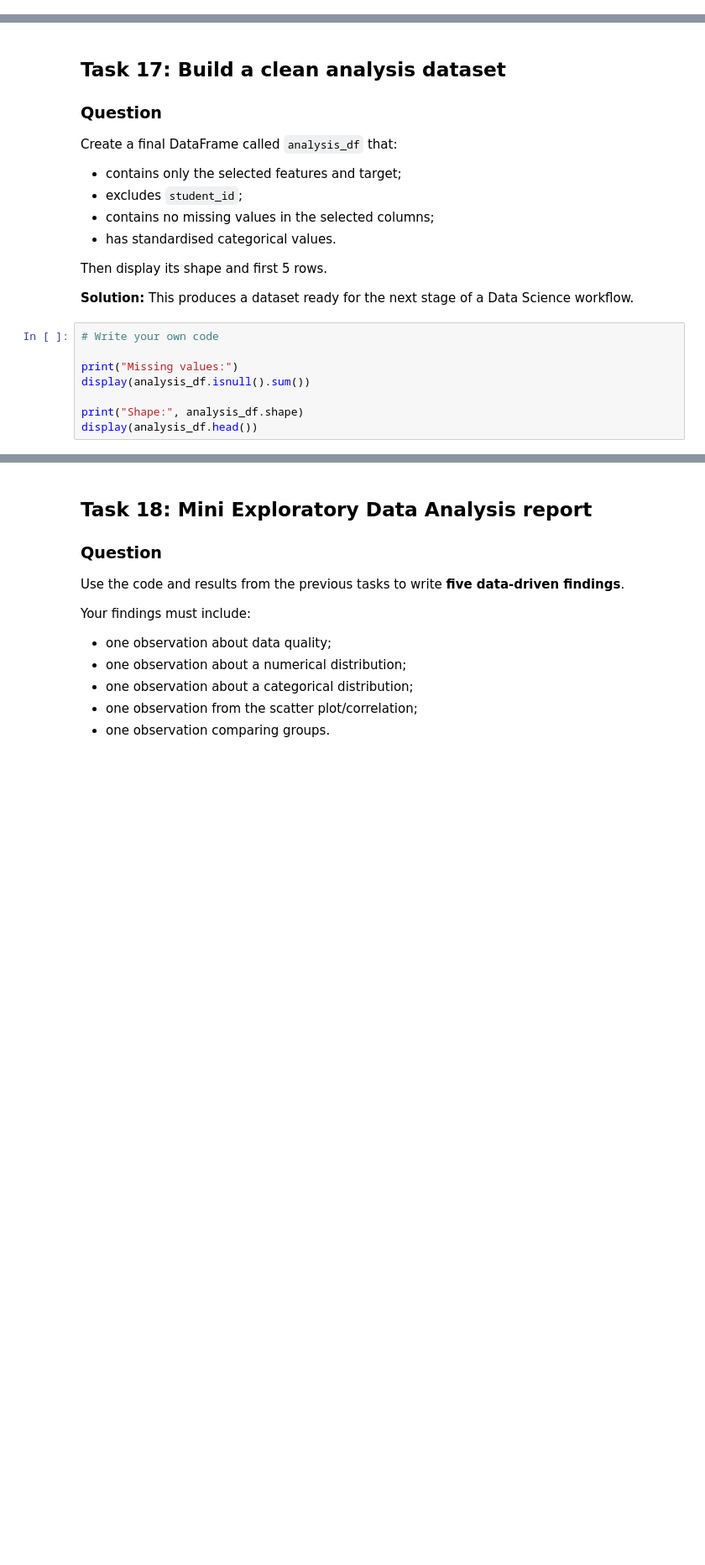
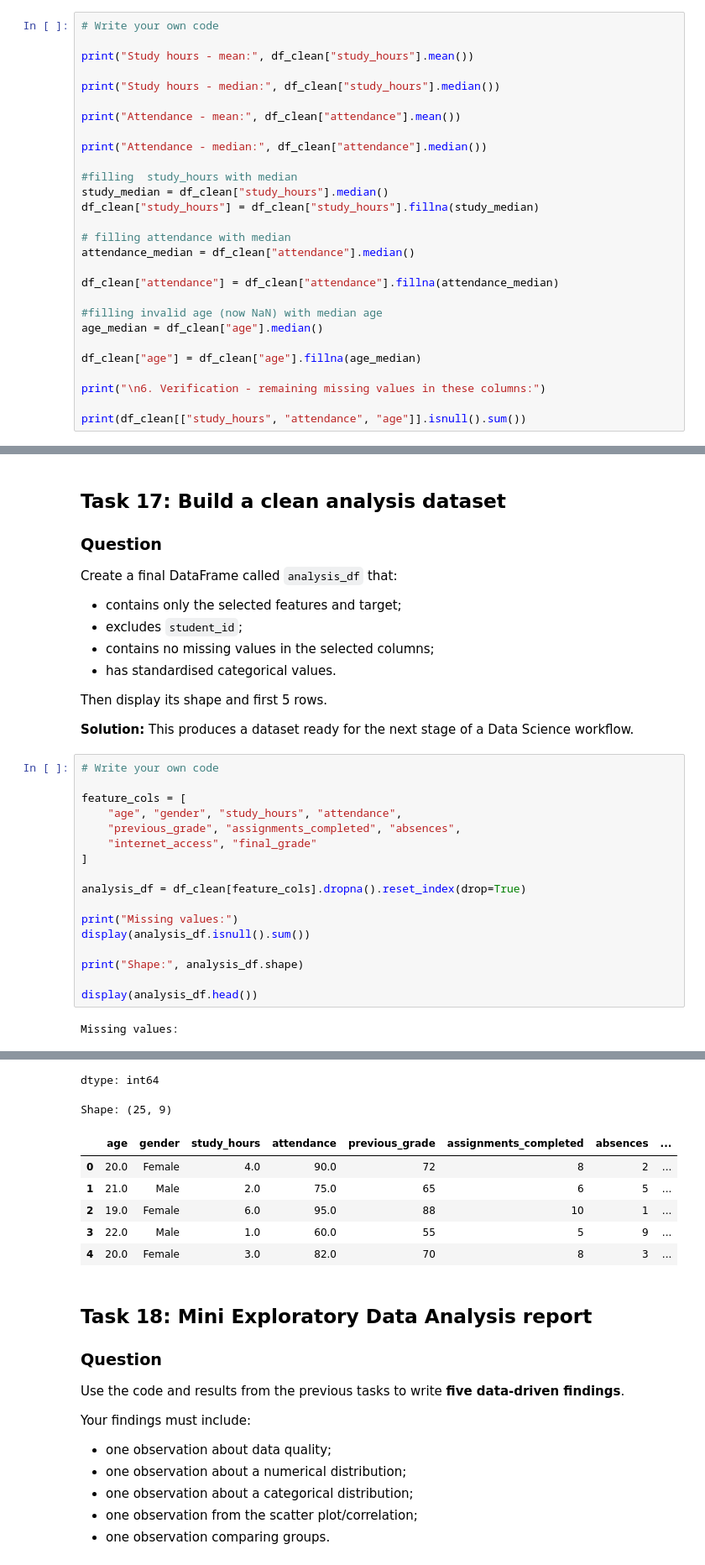
Before and after one commit to Mary-Musa/BrightPath-Projects, a Jupyter notebook: 26201798_Etvity1_Practice.ipynb, the cells around one changed output, grey strips where cells are left out. Shown at 84% size. Drawn from its saved outputs; the diff is of its cells as text; blank space fills up the shorter version.

```diff
--- a/26201798_Etvity1_Practice.ipynb
+++ b/26201798_Etvity1_Practice.ipynb
@@ -168,0 +487,28 @@ Why might median imputation be preferable when the variable contains outliers?
+# %%
+# Write your own code
+
+print("Study hours - mean:", df_clean["study_hours"].mean())
+
+print("Study hours - median:", df_clean["study_hours"].median())
+
+print("Attendance - mean:", df_clean["attendance"].mean())
+
+print("Attendance - median:", df_clean["attendance"].median())
+
+#filling  study_hours with median
+study_median = df_clean["study_hours"].median()
+df_clean["study_hours"] = df_clean["study_hours"].fillna(study_median)
+
+# filling attendance with median
+attendance_median = df_clean["attendance"].median()
+
+df_clean["attendance"] = df_clean["attendance"].fillna(attendance_median)
+
+#filling invalid age (now NaN) with median age
+age_median = df_clean["age"].median()
+
+df_clean["age"] = df_clean["age"].fillna(age_median)
+
+print("\n6. Verification - remaining missing values in these columns:")
+
+print(df_clean[["study_hours", "attendance", "age"]].isnull().sum())
@@ -372,9 +895,20 @@ Then display its shape and first 5 rows.
 **Solution:** This produces a dataset ready for the next stage of a Data Science workflow.
 # %%
 # Write your own code
+
+feature_cols = [
+    "age", "gender", "study_hours", "attendance",
+    "previous_grade", "assignments_completed", "absences",
+    "internet_access", "final_grade"
+]
+
+analysis_df = df_clean[feature_cols].dropna().reset_index(drop=True)
 
 print("Missing values:")
 display(analysis_df.isnull().sum())
 
 print("Shape:", analysis_df.shape)
+
 display(analysis_df.head())
+# %% [output]
+Missing values:
@@ -381,3 +925,11 @@ display(analysis_df.head())
+dtype: int64
+Shape: (25, 9)
+|  | age | gender | study_hours | attendance | previous_grade | assignments_completed | absences | ... |
+| 0 | 20.0 | Female | 4.0 | 90.0 | 72 | 8 | 2 | ... |
+| 1 | 21.0 | Male | 2.0 | 75.0 | 65 | 6 | 5 | ... |
+| 2 | 19.0 | Female | 6.0 | 95.0 | 88 | 10 | 1 | ... |
+| 3 | 22.0 | Male | 1.0 | 60.0 | 55 | 5 | 9 | ... |
+| 4 | 20.0 | Female | 3.0 | 82.0 | 70 | 8 | 3 | ... |
 # %% [markdown]
 ## Task 18: Mini Exploratory Data Analysis report
 
```
Also changed, not shown: parts of 63 cells of this notebook.
